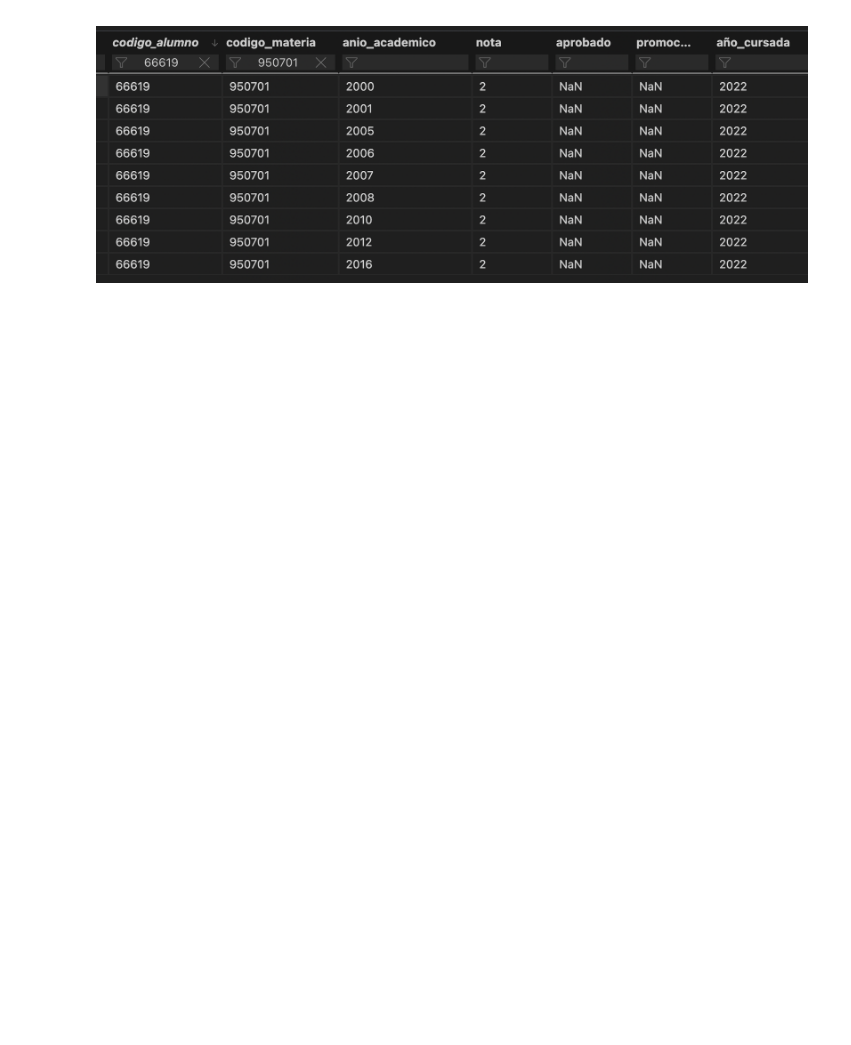
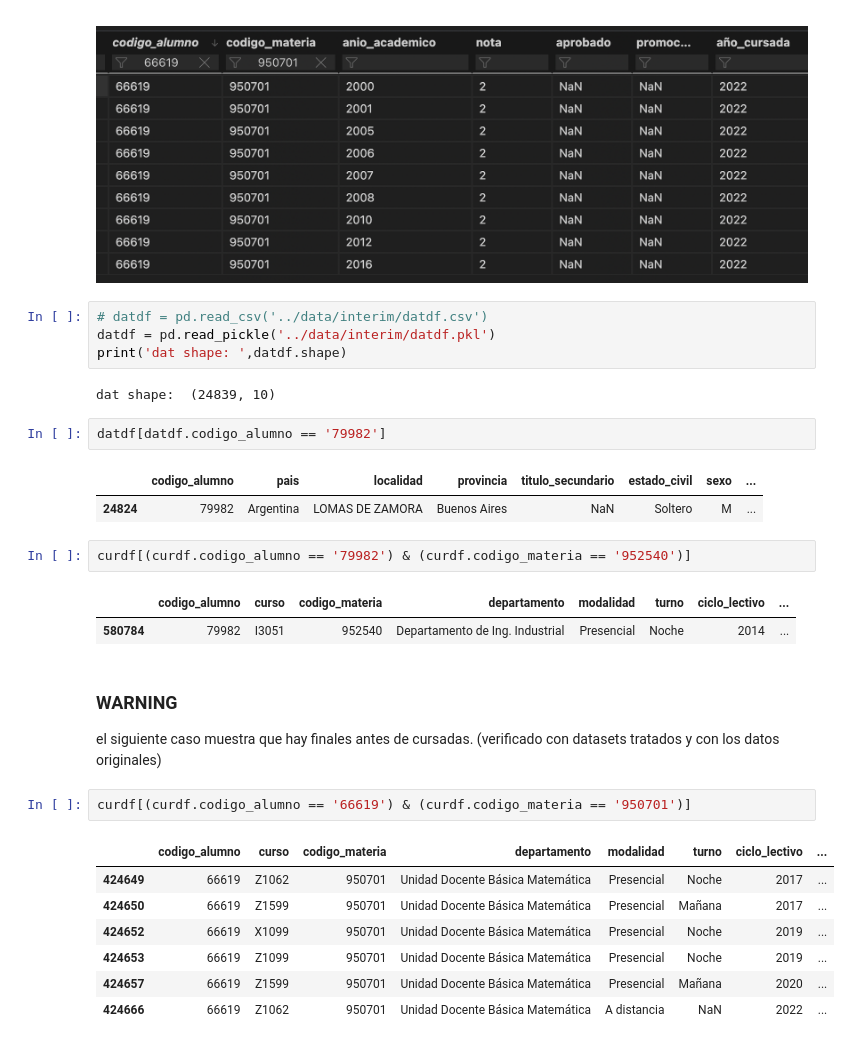
Before and after one commit to sebajarem/Desercion_en_Ingenieria, a Jupyter notebook: Notebooks/04_Limpieza_Datos_Cursadas.ipynb, the cells around one changed output. Cells and saved outputs as stored; diff of their text form; blank space fills up the shorter version.

```diff
--- a/Notebooks/04_Limpieza_Datos_Cursadas.ipynb
+++ b/Notebooks/04_Limpieza_Datos_Cursadas.ipynb
@@ -226,3 +228,33 @@ otro caso de lo mismo:
 ![image.png](attachment:image.png)
 
 ![image-2.png](attachment:image-2.png)
+# %%
+# datdf = pd.read_csv('../data/interim/datdf.csv')
+datdf = pd.read_pickle('../data/interim/datdf.pkl')
+print('dat shape: ',datdf.shape)
+# %% [output]
+dat shape:  (24839, 10)
+# %%
+datdf[datdf.codigo_alumno == '79982']
+# %% [output]
+|  | codigo_alumno | pais | localidad | provincia | titulo_secundario | estado_civil | sexo | ... |
+| 24824 | 79982 | Argentina | LOMAS DE ZAMORA | Buenos Aires | NaN | Soltero | M | ... |
+# %%
+curdf[(curdf.codigo_alumno == '79982') & (curdf.codigo_materia == '952540')]
+# %% [output]
+|  | codigo_alumno | curso | codigo_materia | departamento | modalidad | turno | ciclo_lectivo | ... |
+| 580784 | 79982 | I3051 | 952540 | Departamento de Ing. Industrial | Presencial | Noche | 2014 | ... |
+# %% [markdown]
+### WARNING
+
+el siguiente caso muestra que hay finales antes de cursadas. (verificado con datasets tratados y con los datos originales)
+# %%
+curdf[(curdf.codigo_alumno == '66619') & (curdf.codigo_materia == '950701')]
+# %% [output]
+|  | codigo_alumno | curso | codigo_materia | departamento | modalidad | turno | ciclo_lectivo | ... |
+| 424649 | 66619 | Z1062 | 950701 | Unidad Docente Básica Matemática | Presencial | Noche | 2017 | ... |
+| 424650 | 66619 | Z1599 | 950701 | Unidad Docente Básica Matemática | Presencial | Mañana | 2017 | ... |
+| 424652 | 66619 | X1099 | 950701 | Unidad Docente Básica Matemática | Presencial | Noche | 2019 | ... |
+| 424653 | 66619 | Z1099 | 950701 | Unidad Docente Básica Matemática | Presencial | Noche | 2019 | ... |
+| 424657 | 66619 | Z1599 | 950701 | Unidad Docente Básica Matemática | Presencial | Mañana | 2020 | ... |
+| 424666 | 66619 | Z1062 | 950701 | Unidad Docente Básica Matemática | A distancia | NaN | 2022 | ... |
```
Also changed, not shown: parts of 8 cells of this notebook, 3 other files.
